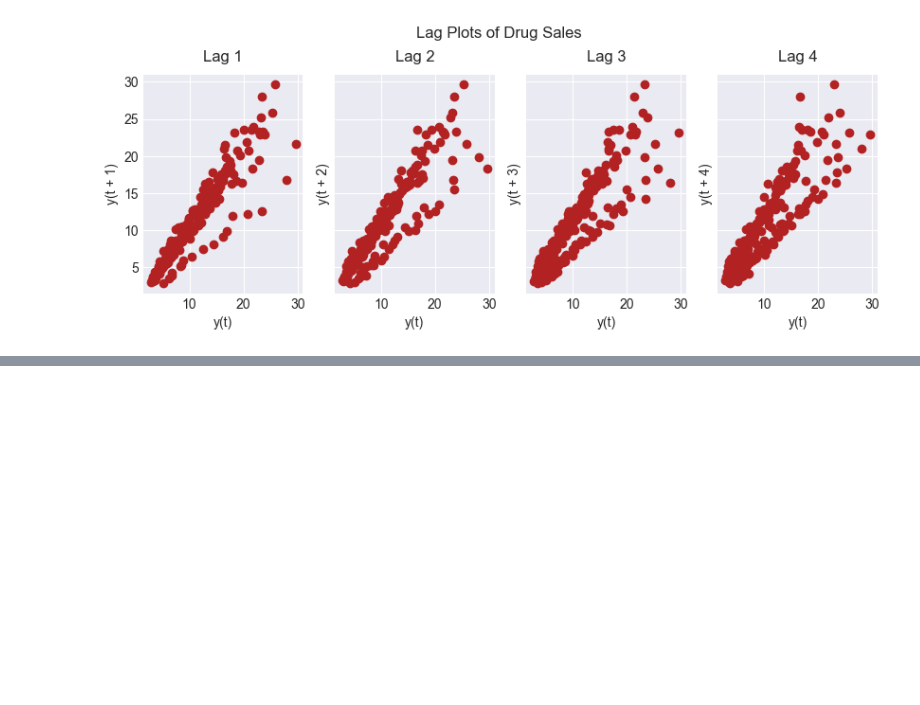
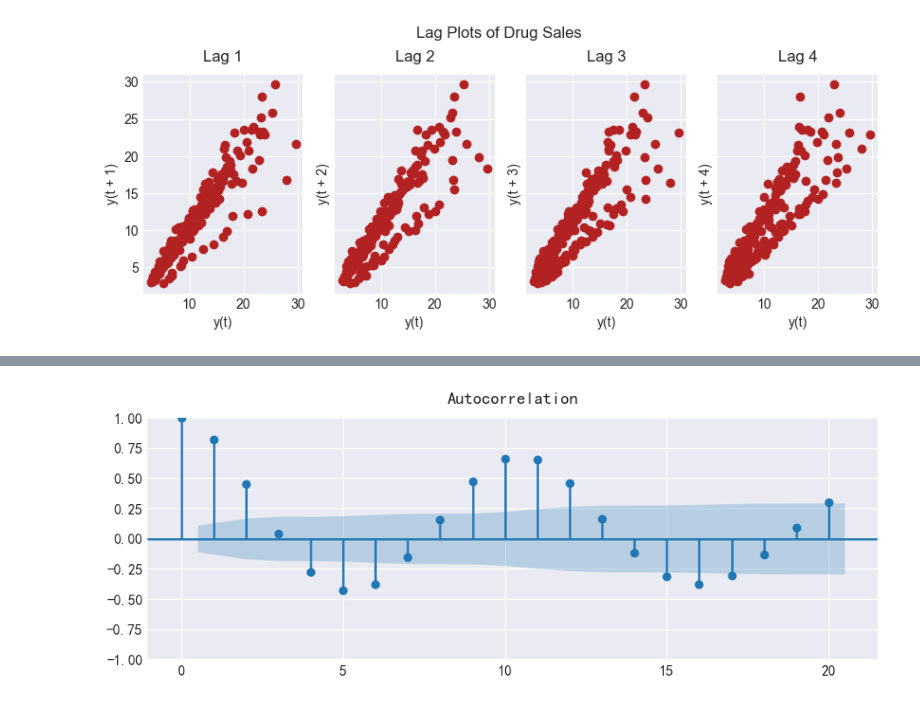
Before and after one commit to moonchildink/machine_learning, a Jupyter notebook: tsa.ipynb, the cells around one changed output, grey strips where cells are left out. Cells and saved outputs as stored; diff of their text form; code cells hidden in the pictures; blank space fills up the shorter version.

```diff
--- a/tsa.ipynb
+++ b/tsa.ipynb
@@ -415,0 +478,5 @@ plt.show()
+# %%
+plot_acf(df.SUNACTIVITY.dropna(), lags=20)
+plt.show()
+# %% [output]
+[figure, added]
```
Also changed, not shown: parts of 37 cells of this notebook, 2 other files.
